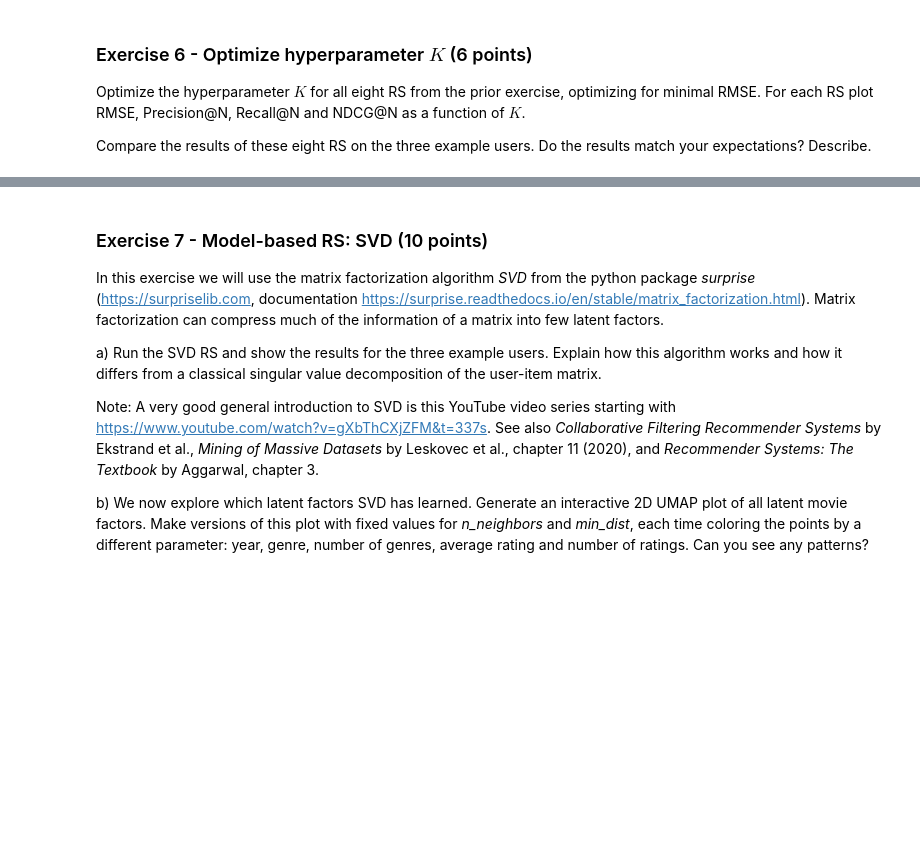
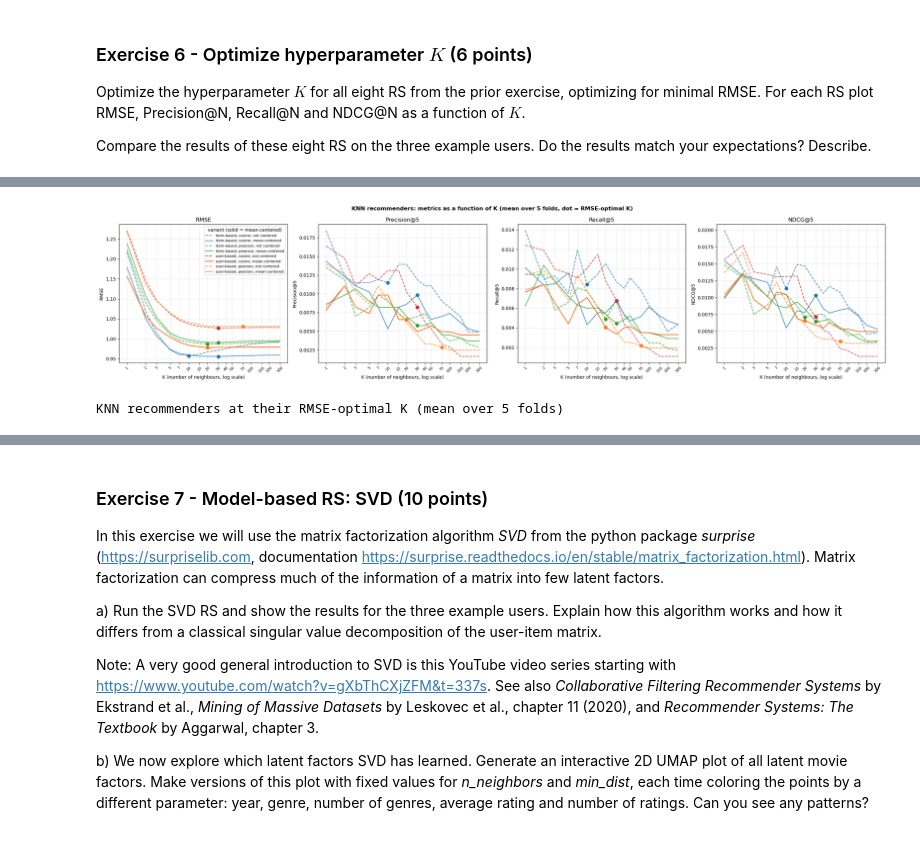
Before and after one commit to mischhart-bsc/recommender-systems, a Jupyter notebook: MiniChallenge/RSY_MiniChallenge_HS26.ipynb, the cells around one changed output, grey strips where cells are left out. Cells and saved outputs as stored; diff of their text form; code cells hidden in the pictures; blank space fills up the shorter version.

```diff
--- a/MiniChallenge/RSY_MiniChallenge_HS26.ipynb
+++ b/MiniChallenge/RSY_MiniChallenge_HS26.ipynb
@@ -1089,0 +1191,10 @@ Show the top 20 recommended items for the three example users (Ids 1, 3 and 7).
+# %%
+knn_variants = {f"{kind}-based, {similarity}, {'mean-centered' if center else 'not centered'}":
+                KNNRS(kind=kind, similarity=similarity, mean_center=center)
+                for kind in ["item", "user"] for similarity in ["cosine", "pearson"] for center in [False, True]}
+
+for name, rs in knn_variants.items():
+    rs.fit(trainval)
+    display(recommendation_table(rs, example_users, movies)
+            .style.set_caption(f"KNN ({name}, K = {rs.k}): Top 20 recommendations")
+            .format(precision=2))
@@ -1095,0 +1432,44 @@ Compare the results of these eight RS on the three example users. Do the results
+# %%
+# -----------------------------------------------------------------------------------------------------
+# Plot: every metric as a function of K, one line per variant
+# -----------------------------------------------------------------------------------------------------
+# Colour = item/user and similarity, line style = with/without mean centering, so related variants
+# are easy to compare. The marker on each line shows the RMSE-optimal K of that variant.
+PLOT_METRICS = ["RMSE", "Precision@5", "Recall@5", "NDCG@5"]
+colours = {("item", "cosine"): "tab:blue", ("item", "pearson"): "tab:green",
+           ("user", "cosine"): "tab:red", ("user", "pearson"): "tab:orange"}
+
+fig, axes = plt.subplots(1, len(PLOT_METRICS), figsize=(24, 5.5))
+for ax, metric in zip(axes, PLOT_METRICS):
+    for name, rs in knn_variants.items():
+        curve = k_results.loc[name, (metric, "mean")]
+        style = "-" if rs.mean_center else "--"
+        ax.plot(curve.index, curve.values, style, color=colours[(rs.kind, rs.similarity)], label=name, alpha=0.85)
+        ax.plot(best_k[name], curve[best_k[name]], "o", color=colours[(rs.kind, rs.similarity)], markersize=7)
+    ax.set_xscale("log")                                     # K values are spaced logarithmically
+    ax.set_xticks(k_values, k_values, rotation=45, fontsize=8)
+    ax.minorticks_off()
+    ax.set_xlabel("K (number of neighbours, log scale)")
+    ax.set_ylabel(metric)
+    ax.set_title(metric)
+    ax.grid(alpha=0.3)
+axes[0].legend(fontsize=8, title="variant (solid = mean-centered)")
+fig.suptitle("KNN recommenders: metrics as a function of K (mean over 5 folds, dot = RMSE-optimal K)",
+             fontweight="bold")
+fig.tight_layout()
+plt.show()
+
+# -----------------------------------------------------------------------------------------------------
+# Table: optimal K per variant and all metrics at that K
+# -----------------------------------------------------------------------------------------------------
+best_table = pd.DataFrame({name: k_results.loc[(name, best_k[name]), (slice(None), "mean")].droplevel(1)
+                           for name in knn_variants}).T
+best_table.insert(0, "K (min. RMSE)", best_k)
+best_table.insert(1, "K (max. NDCG@5)", best_k_ndcg)
+display(best_table.style.set_caption("KNN recommenders at their RMSE-optimal K (mean over 5 folds)")
+        .format(precision=4).format("{:.0f}", subset=["K (min. RMSE)", "K (max. NDCG@5)"])
+        .highlight_min(subset=["MAE", "RMSE"], color="#c8e6c9")
+        .highlight_max(subset=["Precision@5", "Recall@5", "NDCG@5", "Coverage@5"], color="#c8e6c9"))
+# %% [output]
+[figure, added]
+KNN recommenders at their RMSE-optimal K (mean over 5 folds)
```
Also changed, not shown: parts of 8 cells of this notebook, 1 other file.
